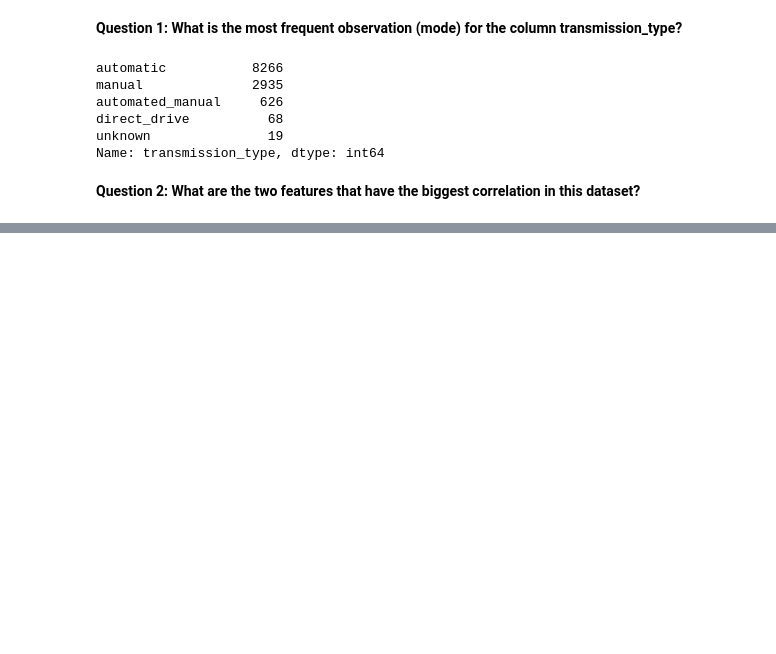
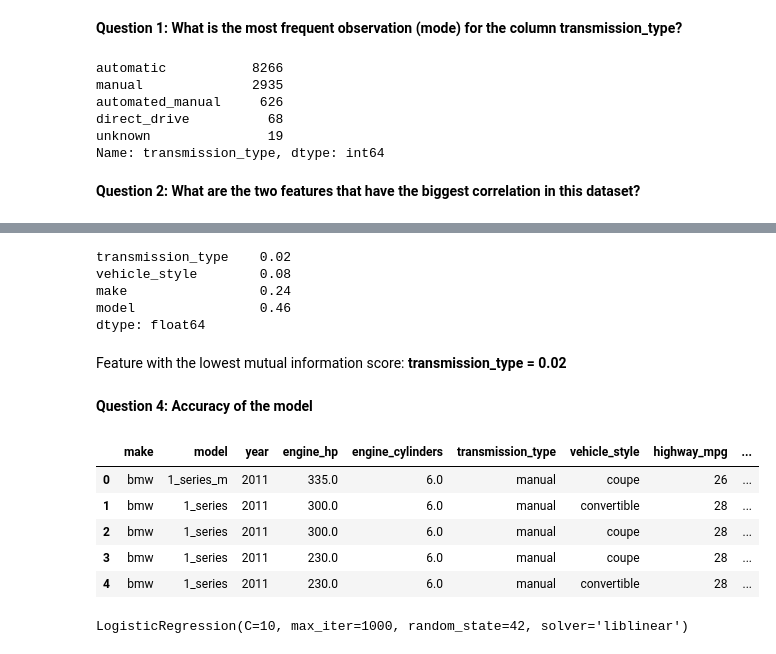
Before and after one commit to HannaPo/ML-zoomcamp, a Jupyter notebook: 03_classification.ipynb, the cells around one changed output, grey strips where cells are left out. Saved outputs shown, nothing was run; the diff lists cells and outputs as text; code cells hidden in the pictures; blank space fills up the shorter version.

```diff
--- a/03_classification.ipynb
+++ b/03_classification.ipynb
@@ -80,0 +204,22 @@ Name: transmission_type, dtype: int64
+# %%
+mi = round(df_full_train[categorical].apply(mutual_info_above_average_score), 2)
+mi.sort_values()
+# %% [output]
+transmission_type    0.02
+vehicle_style        0.08
+make                 0.24
+model                0.46
+dtype: float64
+# %% [markdown]
+ Feature with the lowest mutual information score: **transmission_type = 0.02**
+# %% [markdown]
+**Question 4: Accuracy of the model**
+# %%
+df_selected.head()
+# %% [output]
+|  | make | model | year | engine_hp | engine_cylinders | transmission_type | vehicle_style | highway_mpg | ... |
+| 0 | bmw | 1_series_m | 2011 | 335.0 | 6.0 | manual | coupe | 26 | ... |
+| 1 | bmw | 1_series | 2011 | 300.0 | 6.0 | manual | convertible | 28 | ... |
+| 2 | bmw | 1_series | 2011 | 300.0 | 6.0 | manual | coupe | 28 | ... |
+| 3 | bmw | 1_series | 2011 | 230.0 | 6.0 | manual | coupe | 28 | ... |
+| 4 | bmw | 1_series | 2011 | 230.0 | 6.0 | manual | convertible | 28 | ... |
@@ -80,0 +237,5 @@ Name: transmission_type, dtype: int64
+# %%
+model = LogisticRegression(solver='liblinear', C=10, max_iter=1000, random_state=42)
+model.fit(X_train, y_train)
+# %% [output]
+LogisticRegression(C=10, max_iter=1000, random_state=42, solver='liblinear')
```
Also changed, not shown: parts of 26 cells of this notebook.
